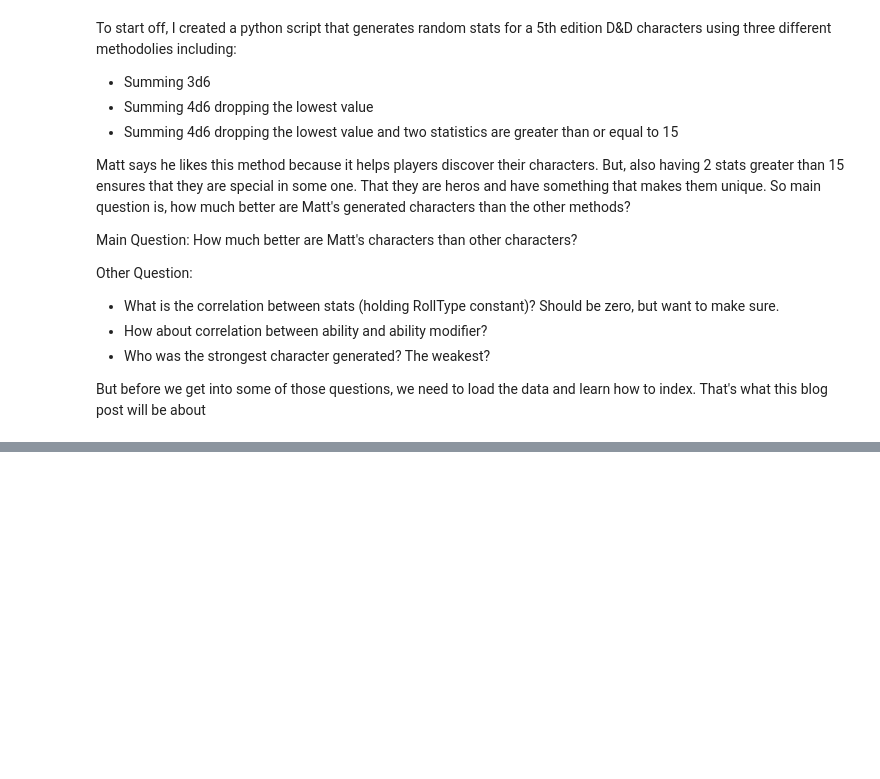
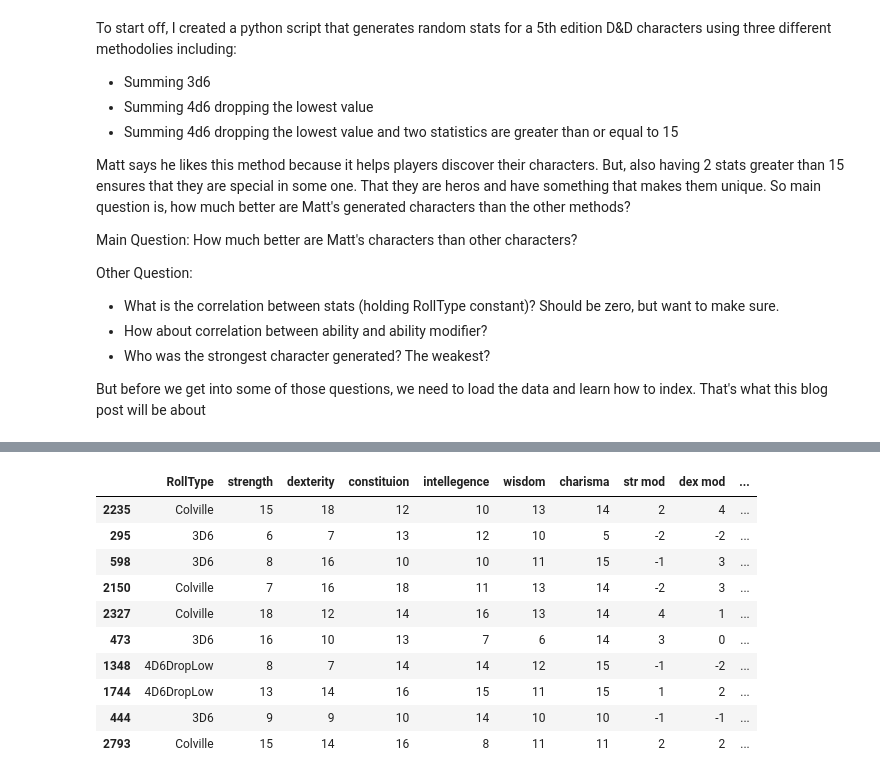
Before and after one commit to JohnErnestBonanno/5E_Stat_Gen, a Jupyter notebook: BlogPost1_Indexing.ipynb, the cells around one changed output, grey strips where cells are left out. Saved outputs shown, nothing was run; the diff lists cells and outputs as text; code cells hidden in the pictures; blank space fills up the shorter version.

```diff
--- a/BlogPost1_Indexing.ipynb
+++ b/BlogPost1_Indexing.ipynb
@@ -34,0 +62,15 @@ But before we get into some of those questions, we need to load the data and lea
+# %%
+#take a random sample of the data frame, specifying how many data points you want
+df.sample(10)
+# %% [output]
+|  | RollType | strength | dexterity | constituion | intellegence | wisdom | charisma | str mod | dex mod | ... |
+| 2235 | Colville | 15 | 18 | 12 | 10 | 13 | 14 | 2 | 4 | ... |
+| 295 | 3D6 | 6 | 7 | 13 | 12 | 10 | 5 | -2 | -2 | ... |
+| 598 | 3D6 | 8 | 16 | 10 | 10 | 11 | 15 | -1 | 3 | ... |
+| 2150 | Colville | 7 | 16 | 18 | 11 | 13 | 14 | -2 | 3 | ... |
+| 2327 | Colville | 18 | 12 | 14 | 16 | 13 | 14 | 4 | 1 | ... |
+| 473 | 3D6 | 16 | 10 | 13 | 7 | 6 | 14 | 3 | 0 | ... |
+| 1348 | 4D6DropLow | 8 | 7 | 14 | 14 | 12 | 15 | -1 | -2 | ... |
+| 1744 | 4D6DropLow | 13 | 14 | 16 | 15 | 11 | 15 | 1 | 2 | ... |
+| 444 | 3D6 | 9 | 9 | 10 | 14 | 10 | 10 | -1 | -1 | ... |
+| 2793 | Colville | 15 | 14 | 16 | 8 | 11 | 11 | 2 | 2 | ... |
```
Also changed, not shown: parts of 17 cells of this notebook.
